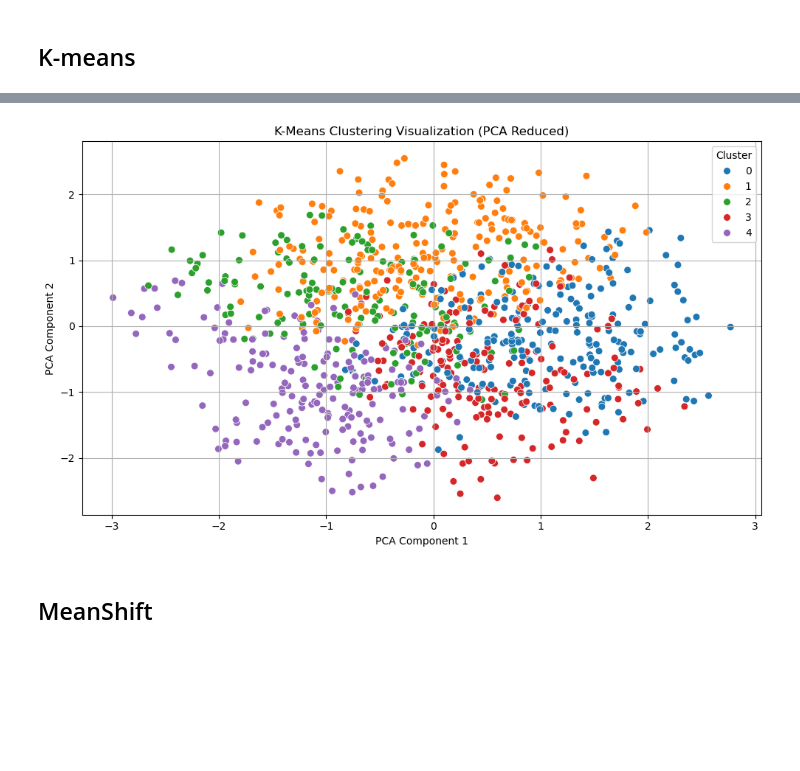
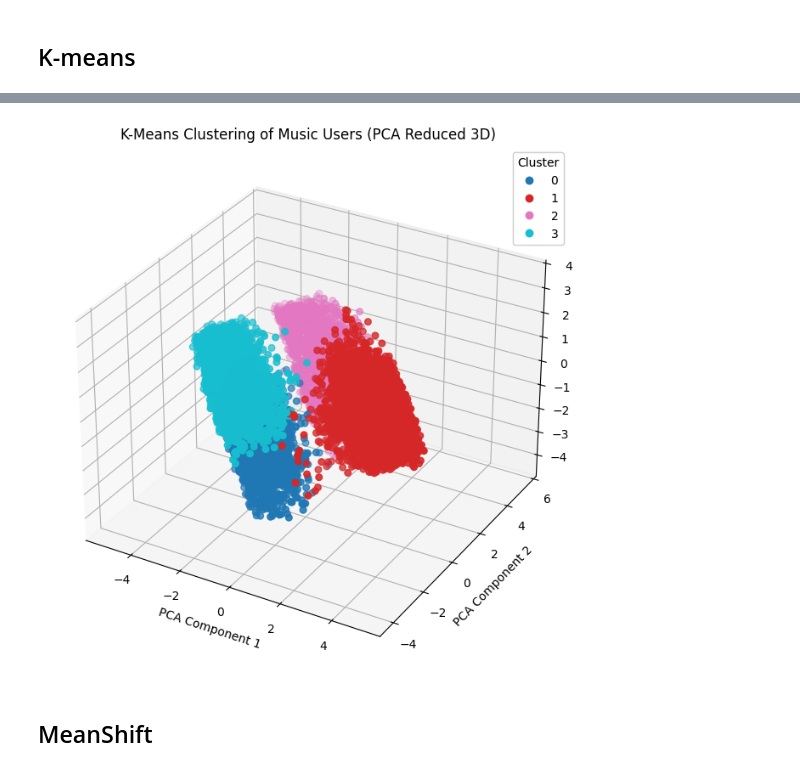
Before and after one commit to LauAHung/BACS2003-AI-Assignment, a Jupyter notebook: BACS2003 ASSIGNMET.ipynb, the cells around one changed output, grey strips where cells are left out. Cells and saved outputs as stored; diff of their text form; code cells hidden in the pictures; blank space fills up the shorter version.

```diff
--- a/BACS2003 ASSIGNMET.ipynb
+++ b/BACS2003 ASSIGNMET.ipynb
@@ -494,53 +504,26 @@ NameError: name 'recommend_from_cluster' is not defined
-# %%
-import pandas as pd
-import matplotlib.pyplot as plt
-import seaborn as sns
-from sklearn.preprocessing import StandardScaler
-from sklearn.decomposition import PCA
-from sklearn.cluster import KMeans
-
-# Load a simulated subset to demonstrate visualization (since we don't have the full dataset)
-# We'll simulate the structure based on what user described earlier
-
-# Simulate dataset structure
-import numpy as np
-
-np.random.seed(42)
-n_samples = 1000
-df_sim = pd.DataFrame({
-    'stars': np.random.uniform(1, 5, n_samples),
-    'reviews': np.random.randint(0, 1000, n_samples),
-    'price': np.random.uniform(5, 200, n_samples),
-    'categoryEncoded': np.random.randint(0, 10, n_samples),
-    'isBestSeller': np.random.choice([0, 1], n_samples)
-})
-
-# Standardize the features
-scaler = StandardScaler()
-X_scaled = scaler.fit_transform(df_sim)
-
-# Apply KMeans clustering
-kmeans = KMeans(n_clusters=5, random_state=42)
-df_sim['cluster'] = kmeans.fit_predict(X_scaled)
-
-# Reduce dimensions using PCA for visualization
-pca = PCA(n_components=2)
-components = pca.fit_transform(X_scaled)
-df_sim['pca1'] = components[:, 0]
-df_sim['pca2'] = components[:, 1]
-
-# Plotting the clusters
-plt.figure(figsize=(10, 6))
-sns.scatterplot(data=df_sim, x='pca1', y='pca2', hue='cluster', palette='tab10', s=50)
-plt.title('K-Means Clustering Visualization (PCA Reduced)')
-plt.xlabel('PCA Component 1')
-plt.ylabel('PCA Component 2')
-plt.legend(title='Cluster')
-plt.grid(True)
-plt.tight_layout()
-plt.show()
-# %% [output]
-[figure, removed]
+# %%
+# Perform PCA with 3 components
+pca_3d = PCA(n_components=3)
+components_3d = pca_3d.fit_transform(X_scaled)
+df['pca1'] = components_3d[:, 0]
+df['pca2'] = components_3d[:, 1]
+df['pca3'] = components_3d[:, 2]
+
+# Plot the 3D scatter plot
+from mpl_toolkits.mplot3d import Axes3D
+
+fig = plt.figure(figsize=(10, 8))
+ax = fig.add_subplot(111, projection='3d')
+scatter = ax.scatter(df['pca1'], df['pca2'], df['pca3'], c=df['cluster'], cmap='tab10', s=30)
+ax.set_title('K-Means Clustering of Music Users (PCA Reduced 3D)')
+ax.set_xlabel('PCA Component 1')
+ax.set_ylabel('PCA Component 2')
+ax.set_zlabel('PCA Component 3')
+legend1 = ax.legend(*scatter.legend_elements(), title="Cluster")
+ax.add_artist(legend1)
+plt.show()
+# %% [output]
+[figure, added]
 # %% [markdown]
 ## MeanShift
 # %% [markdown]
```
Also changed, not shown: parts of 18 cells of this notebook, 1 other file.
